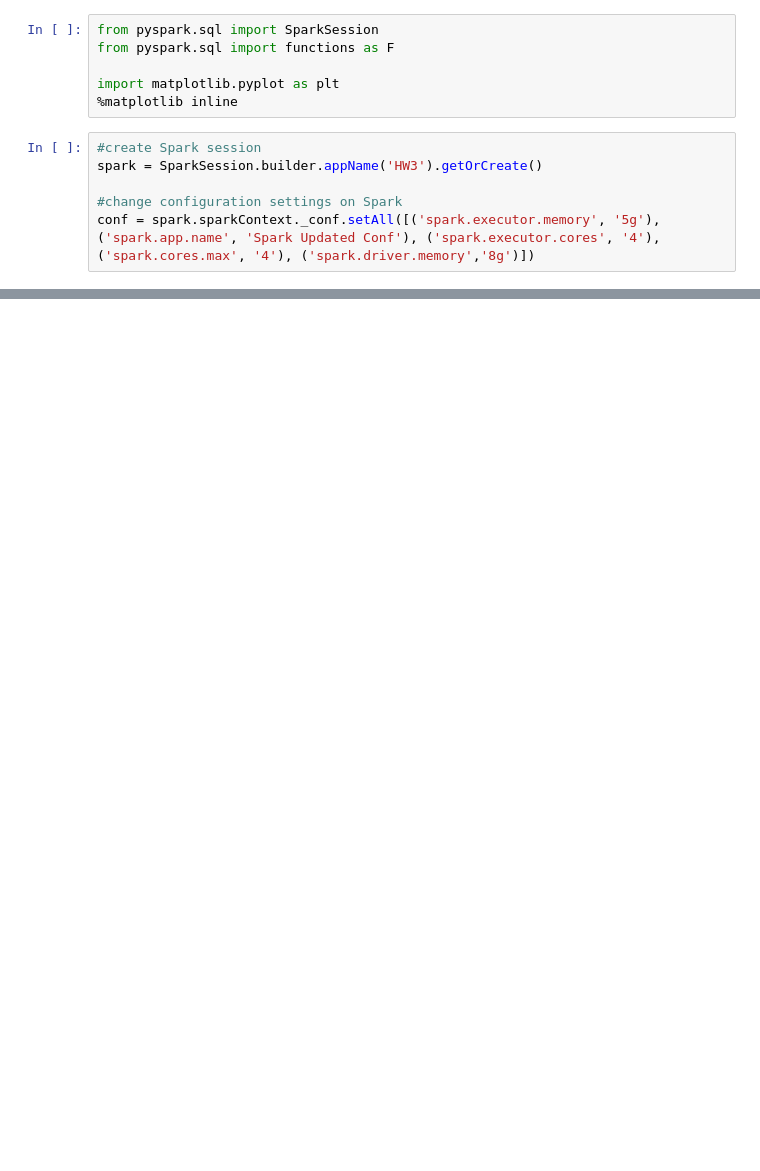
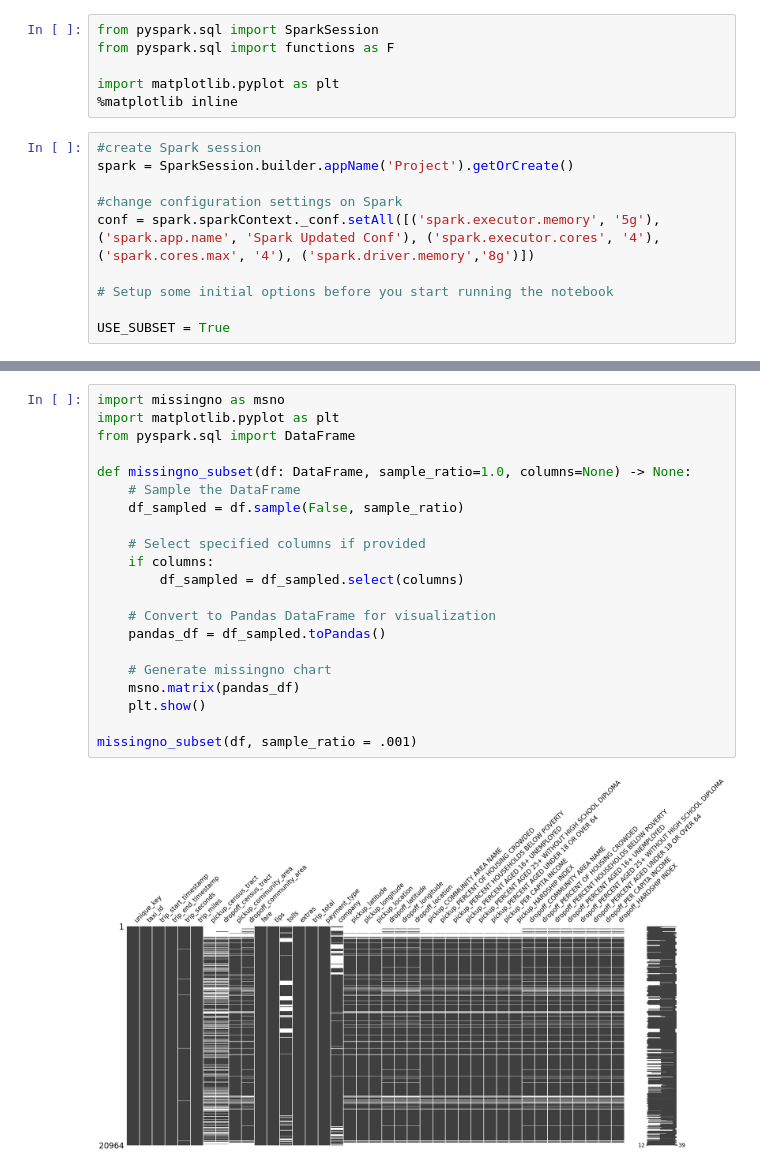
Before and after one commit to ZachFara/BigDataPlatformProject, a Jupyter notebook: ChicagoTaxiTrips.ipynb, the cells around one changed output, grey strips where cells are left out. Drawn from its saved outputs; the diff is of its cells as text; blank space fills up the shorter version.

```diff
--- a/ChicagoTaxiTrips.ipynb
+++ b/ChicagoTaxiTrips.ipynb
@@ -6,10 +6,14 @@ import matplotlib.pyplot as plt
 %matplotlib inline
 # %%
 #create Spark session
-spark = SparkSession.builder.appName('HW3').getOrCreate()
+spark = SparkSession.builder.appName('Project').getOrCreate()
 
 #change configuration settings on Spark
 conf = spark.sparkContext._conf.setAll([('spark.executor.memory', '5g'), ('spark.app.name', 'Spark Updated Conf'), ('spark.executor.cores', '4'), ('spark.cores.max', '4'), ('spark.driver.memory','8g')])
+
+# Setup some initial options before you start running the notebook
+
+USE_SUBSET = True
 # %% [output]
 :: loading settings :: url = jar:file:/usr/lib/spark/jars/ivy-2.5.1.jar!/org/apache/ivy/core/settings/ivysettings.xml
 Ivy Default Cache set to: /root/.ivy2/cache
@@ -90,0 +170,23 @@ df.columns
+# %%
+import missingno as msno
+import matplotlib.pyplot as plt
+from pyspark.sql import DataFrame
+
+def missingno_subset(df: DataFrame, sample_ratio=1.0, columns=None) -> None:
+    # Sample the DataFrame
+    df_sampled = df.sample(False, sample_ratio)
+
+    # Select specified columns if provided
+    if columns:
+        df_sampled = df_sampled.select(columns)
+
+    # Convert to Pandas DataFrame for visualization
+    pandas_df = df_sampled.toPandas()
+
+    # Generate missingno chart
+    msno.matrix(pandas_df)
+    plt.show()
+
+missingno_subset(df, sample_ratio = .001)
+# %% [output]
+[figure, added]
```
Also changed, not shown: parts of 23 cells of this notebook.
